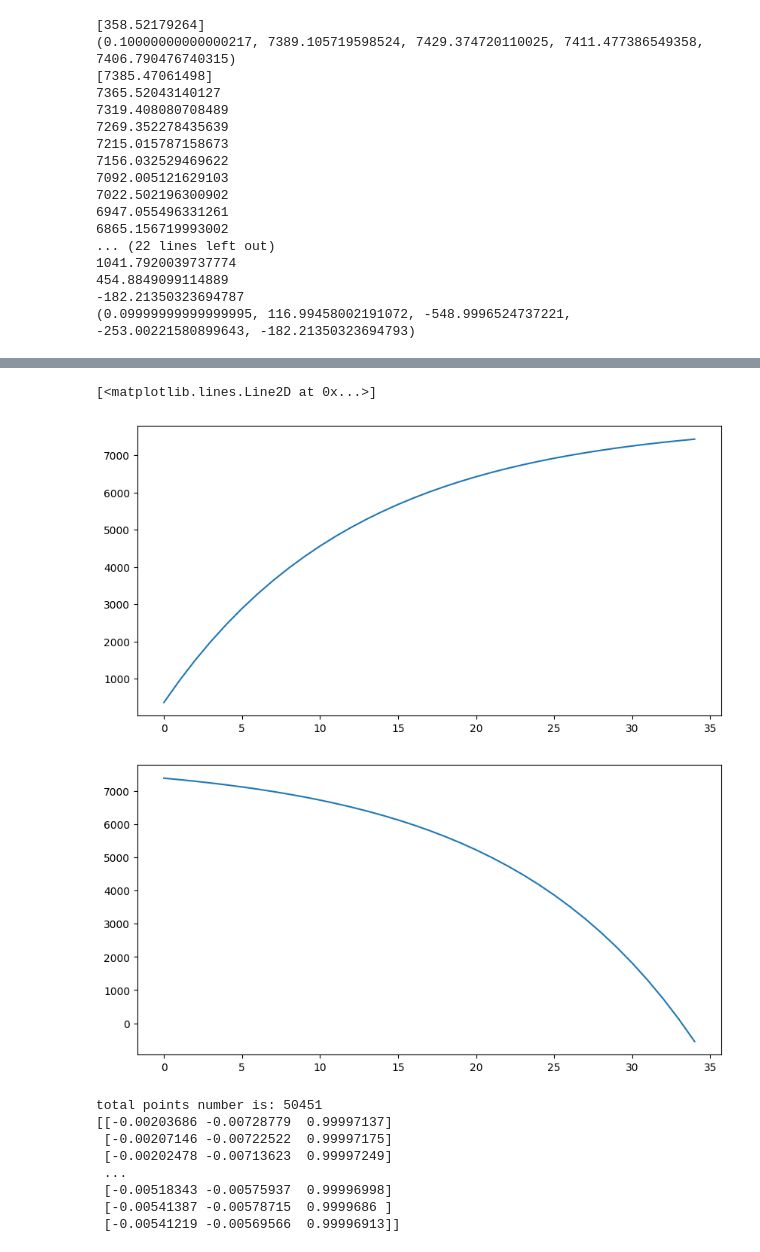
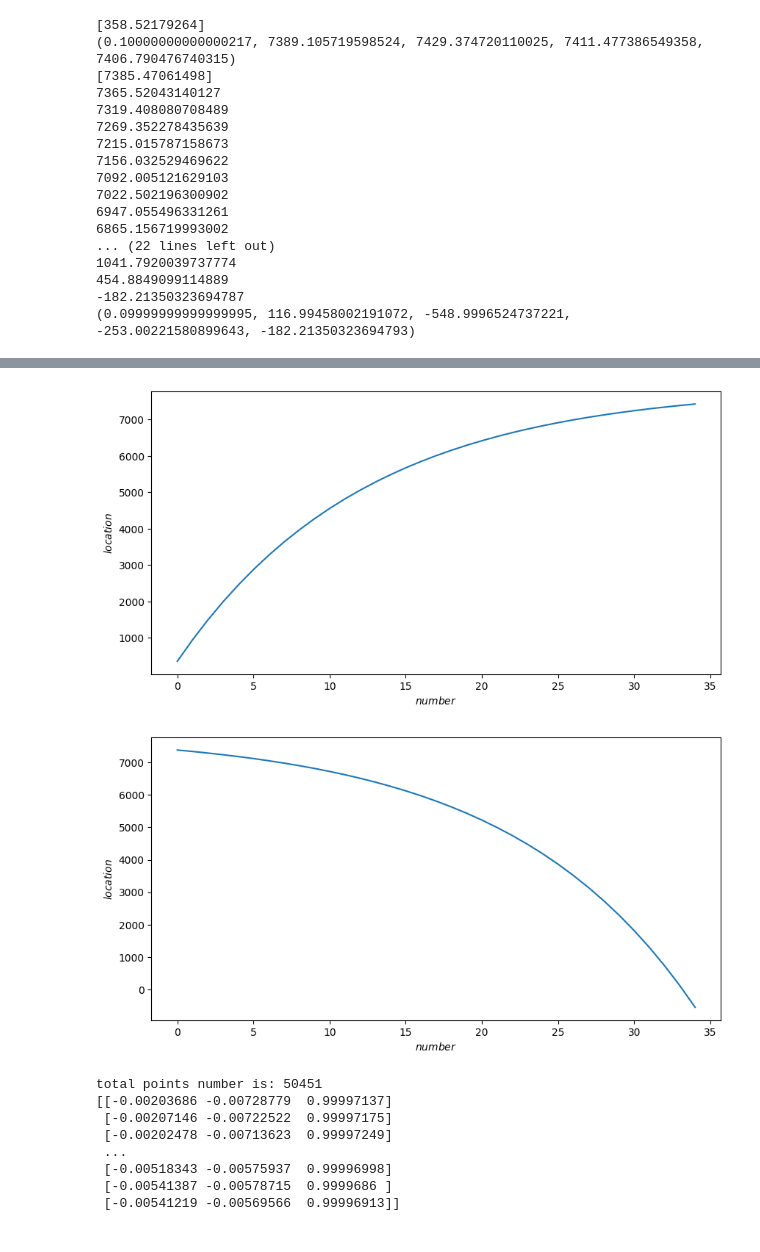
Before and after one commit to MOLATERS/MMC2023-9, a Jupyter notebook: Coding_Material/Test_and_Debug.ipynb, the cells around one changed output, grey strips where cells are left out. Cells and saved outputs as stored; diff of their text form; code cells hidden in the pictures.

```diff
--- a/Coding_Material/Test_and_Debug.ipynb
+++ b/Coding_Material/Test_and_Debug.ipynb
@@ -1,7 +1,7 @@
 # %%
 import numpy as np
 import matplotlib.pyplot as plt
-from Q3_basic_math import calculate_Wn_1
+from Q3_BasicMath import calculate_Wn_1
 from math import *
 from scipy.optimize import fsolve
 
@@ -74,6 +74,8 @@ print(solved)
 print(Calculate_lines_1(solved[0]))
 plt.figure(figsize=(10,5))
 plt.plot(line_positions)
+plt.xlabel('$number$')
+plt.ylabel('$location$')
 
 line_positions=[0]
 Solvevalue_2([0],L)
@@ -82,6 +84,8 @@ print(solved)
 print(Calculate_lines_2(solved[0]))
 plt.figure(figsize=(10,5))
 plt.plot(line_positions)
+plt.xlabel('$number$')
+plt.ylabel('$location$')
 # %% [output]
 [358.52179264]
 (0.10000000000000217, 7389.105719598524, 7429.374720110025, 7411.477386549358, 7406.790476740315)
@@ -104,6 +108,5 @@ plt.plot(line_positions)
-[<matplotlib.lines.Line2D at 0x...>]
-[figure, old version]
+[figure, new version]
-[figure, old version]
+[figure, new version]
 # %%
 # 实现PCA分析和法向量计算，并加载数据集中的文件进行验证
 import open3d as o3d
```
Also changed, not shown: parts of 1 cell of this notebook, 20 other files.
